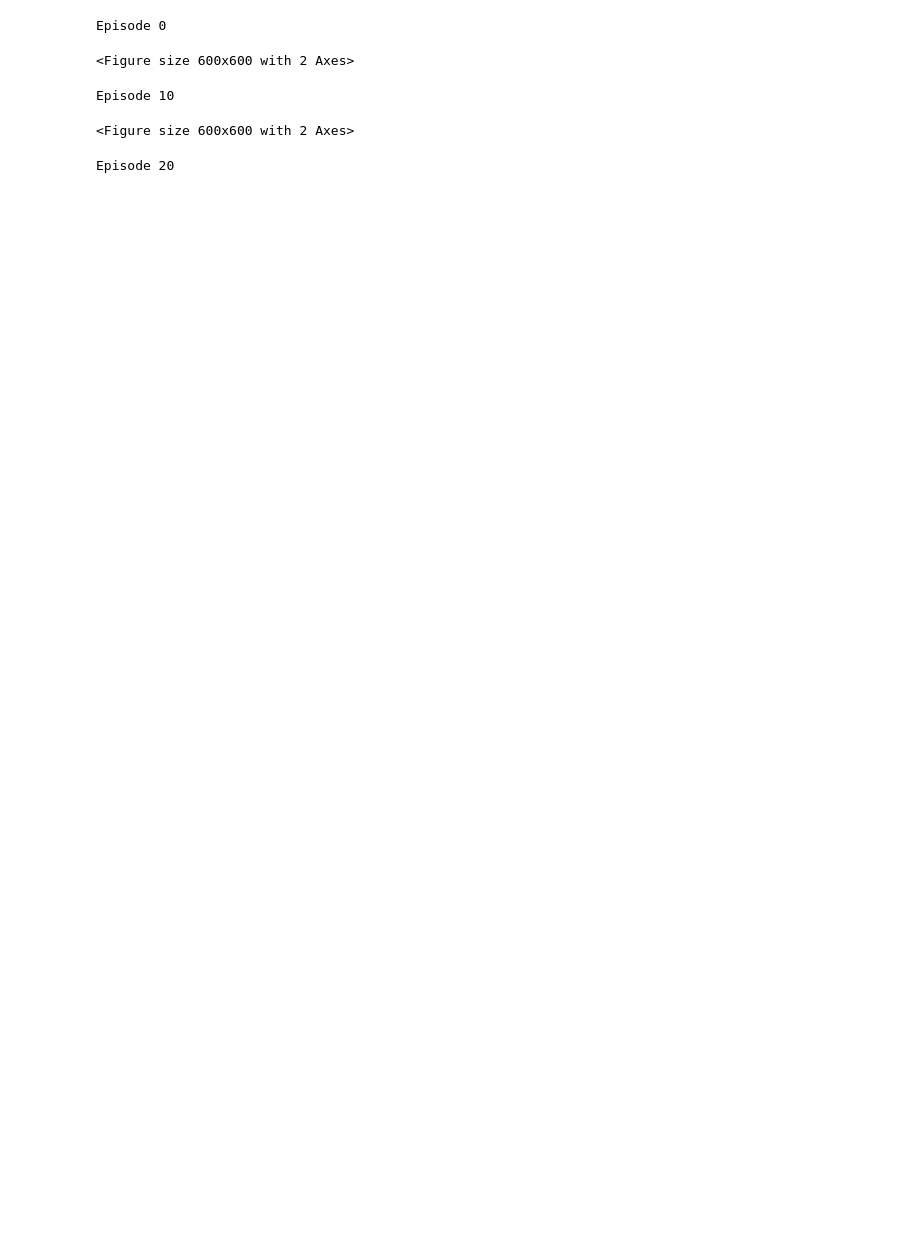
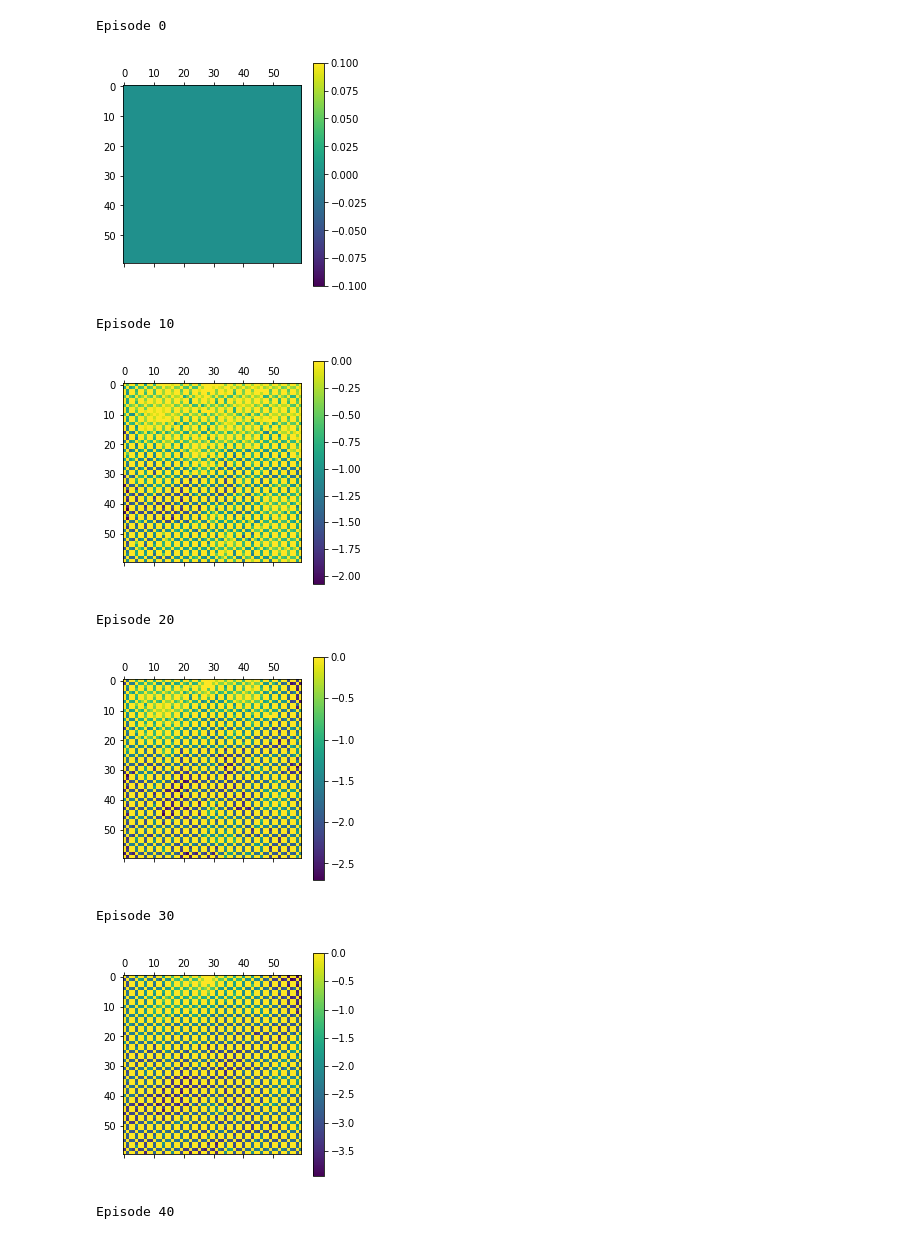
Before and after one commit to davidrobles/myelin, a Jupyter notebook: examples/grid_world_expected_sarsa.ipynb, the cells around one changed output. Cells and saved outputs as stored; diff of their text form; code cells hidden in the pictures; blank space fills up the shorter version.

```diff
--- a/examples/grid_world_expected_sarsa.ipynb
+++ b/examples/grid_world_expected_sarsa.ipynb
@@ -32,35 +32,38 @@ class GridWorldQFunction:
         state, action = key
         key_ = tuple((np.array(state) * CELL_SIZE) + 1 + np.array(action))
         return self._table[key_]
 
 
 qf = GridWorldQFunction()
 agent = ExpectedSARSA(env.action_space, policy, qf)
 
 
 def show_value_function(qf):
     np.set_printoptions(precision=4, linewidth=200)
-    plt.rcParams["figure.figsize"] = (6, 6)
     plt.matshow(qf._table)
     plt.colorbar()
     plt.show()
 
 
 class Monitor(Callback):
     def on_episode_begin(self, episode):
         if episode % 10 == 0:
             print('Episode {}'.format(episode))
             show_value_function(qf)
 
     def on_train_end(self, episode):
         print('Episode {}'.format(episode))
         show_value_function(qf)
 
 
 RLInteraction(env, agent).train(200, callbacks=[Monitor()])
 # %% [output]
 Episode 0
+[figure, added]
-<Figure size 600x600 with 2 Axes>
+Episode 10
+[figure, added]
-Episode 10
+Episode 20
+[figure, added]
-<Figure size 600x600 with 2 Axes>
+Episode 30
+[figure, added]
-Episode 20
+Episode 40
```
Also changed, not shown: parts of 1 cell of this notebook, 13 other files.
